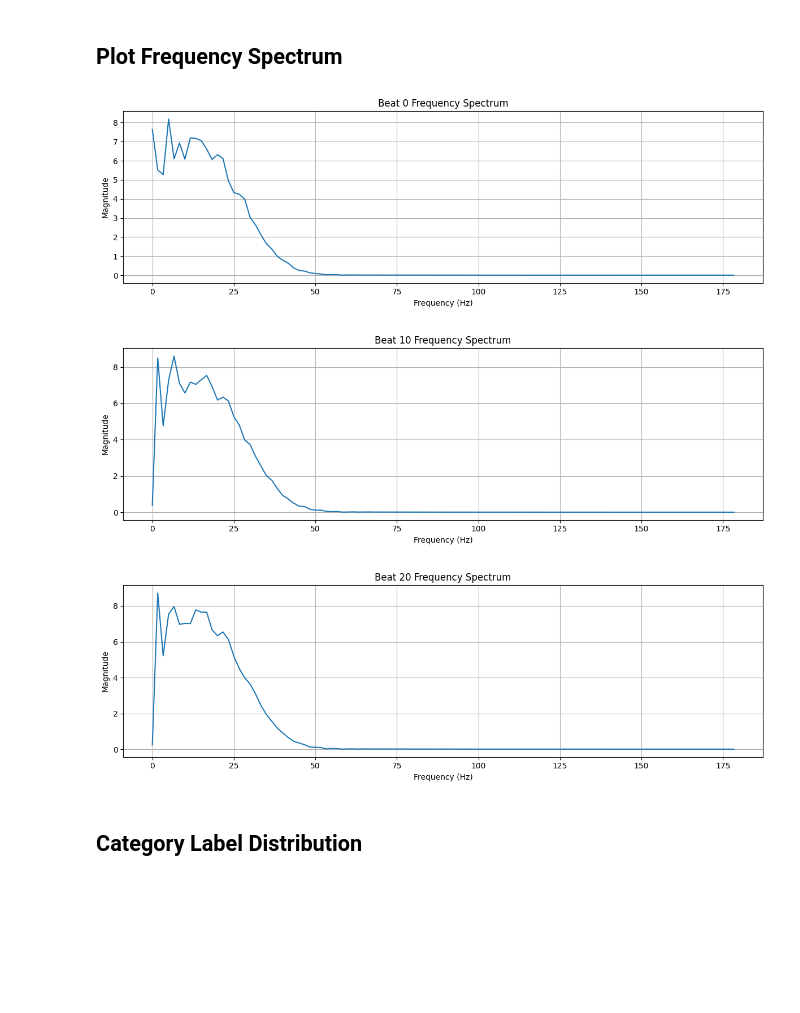
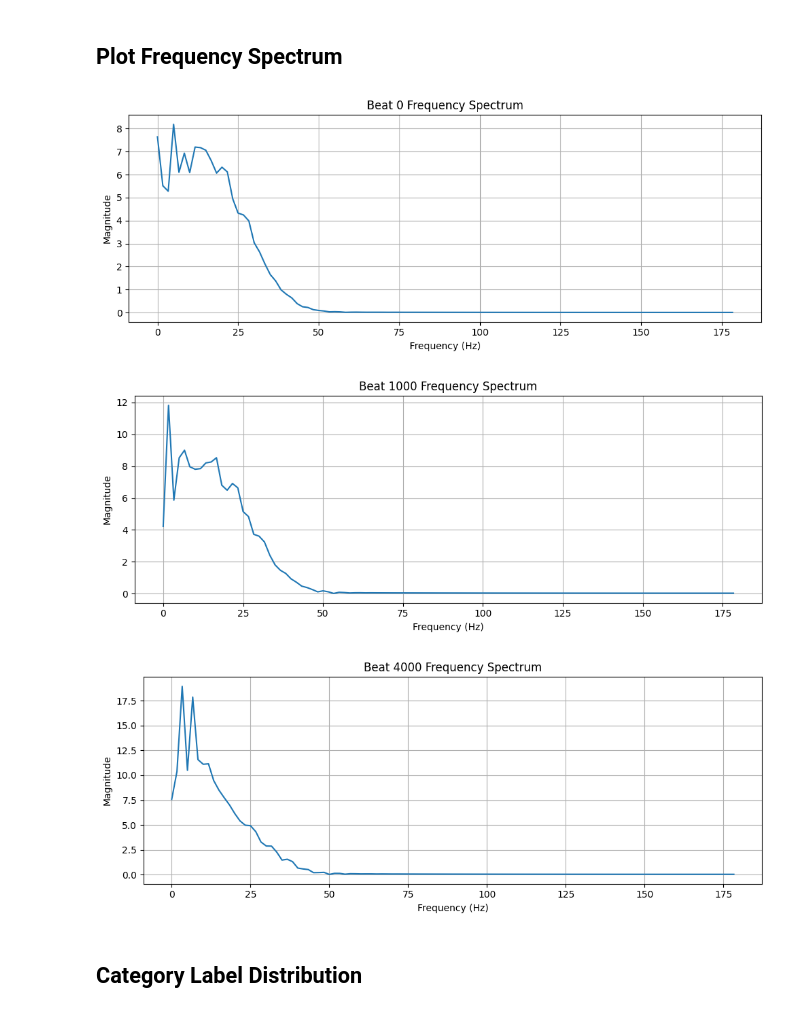
Before and after one commit to vscerra/mitbih_arrhythmia_project, a Jupyter notebook: notebooks/01_exploration.ipynb, the cells around one changed output. Saved outputs shown, nothing was run; the diff lists cells and outputs as text; code cells hidden in the pictures; blank space fills up the shorter version.

```diff
--- a/notebooks/01_exploration.ipynb
+++ b/notebooks/01_exploration.ipynb
@@ -39,12 +36,12 @@ df_beats.head()
 # %%
 segments = np.load(get_project_path("data", "processed", "beat_segments.npy")) # Shape : (n_beats, window_size, channels)
 
-for i in [0, 10, 20]:
+for i in [0, 1000, 4000]:
     plot_frequency_spectrum(segments[i], fs = 360, title = f"Beat {i} Frequency Spectrum")
 # %% [output]
-[figure, old version]
+[figure, new version]
-[figure, old version]
+[figure, new version]
-[figure, old version]
+[figure, new version]
 # %% [markdown]
 ## Category Label Distribution
 # %%
```
Also changed, not shown: parts of 11 cells of this notebook, 3 other files.
